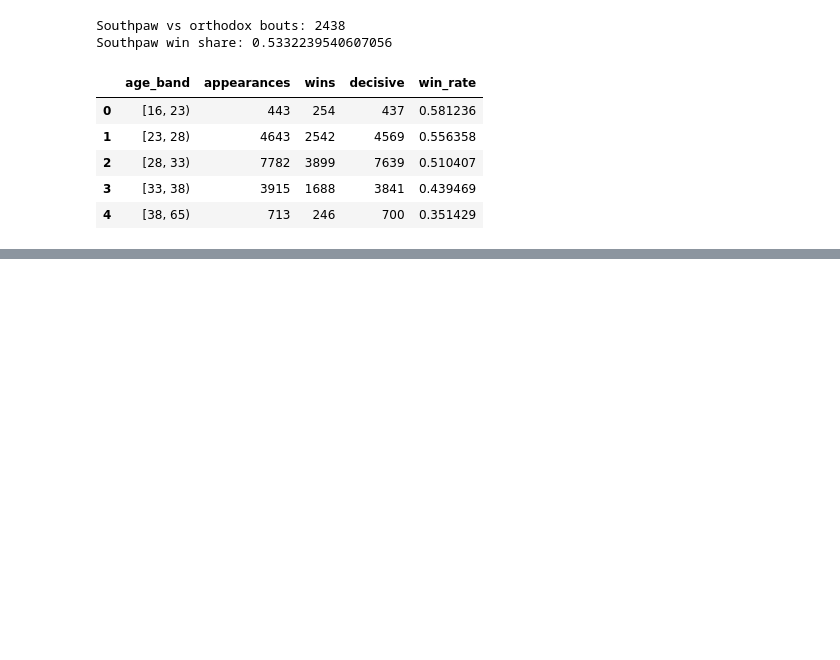
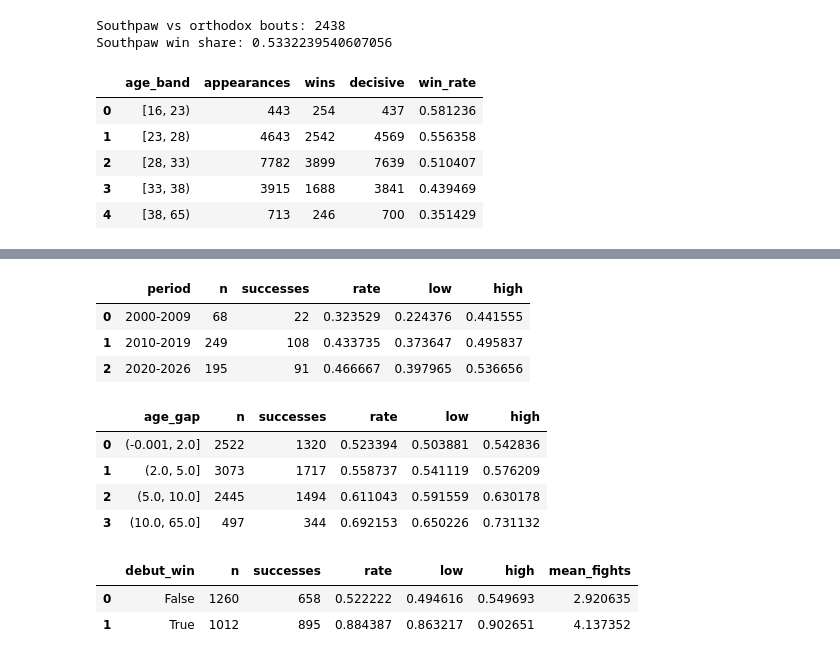
Before and after one commit to DQuanBui/UFC_Fights_Analysis, a Jupyter notebook: notebooks/04_fighter_analysis.ipynb, the cells around one changed output, grey strips where cells are left out. Saved outputs shown, nothing was run; the diff lists cells and outputs as text; code cells hidden in the pictures; blank space fills up the shorter version.

```diff
--- a/notebooks/04_fighter_analysis.ipynb
+++ b/notebooks/04_fighter_analysis.ipynb
@@ -160,0 +210,21 @@ Southpaw win share: 0.5332239540607056
+# %%
+display(deep_tables['deep_debut_matchups'])
+# %% [output]
+|  | period | n | successes | rate | low | high |
+| 0 | 2000-2009 | 68 | 22 | 0.323529 | 0.224376 | 0.441555 |
+| 1 | 2010-2019 | 249 | 108 | 0.433735 | 0.373647 | 0.495837 |
+| 2 | 2020-2026 | 195 | 91 | 0.466667 | 0.397965 | 0.536656 |
+# %%
+display(deep_tables['deep_age_gap'])
+# %% [output]
+|  | age_gap | n | successes | rate | low | high |
+| 0 | (-0.001, 2.0] | 2522 | 1320 | 0.523394 | 0.503881 | 0.542836 |
+| 1 | (2.0, 5.0] | 3073 | 1717 | 0.558737 | 0.541119 | 0.576209 |
+| 2 | (5.0, 10.0] | 2445 | 1494 | 0.611043 | 0.591559 | 0.630178 |
+| 3 | (10.0, 65.0] | 497 | 344 | 0.692153 | 0.650226 | 0.731132 |
+# %%
+display(deep_tables['deep_career_continuation'])
+# %% [output]
+|  | debut_win | n | successes | rate | low | high | mean_fights |
+| 0 | False | 1260 | 658 | 0.522222 | 0.494616 | 0.549693 | 2.920635 |
+| 1 | True | 1012 | 895 | 0.884387 | 0.863217 | 0.902651 | 4.137352 |
```
Also changed, not shown: parts of 3 cells of this notebook, 8 other files.
